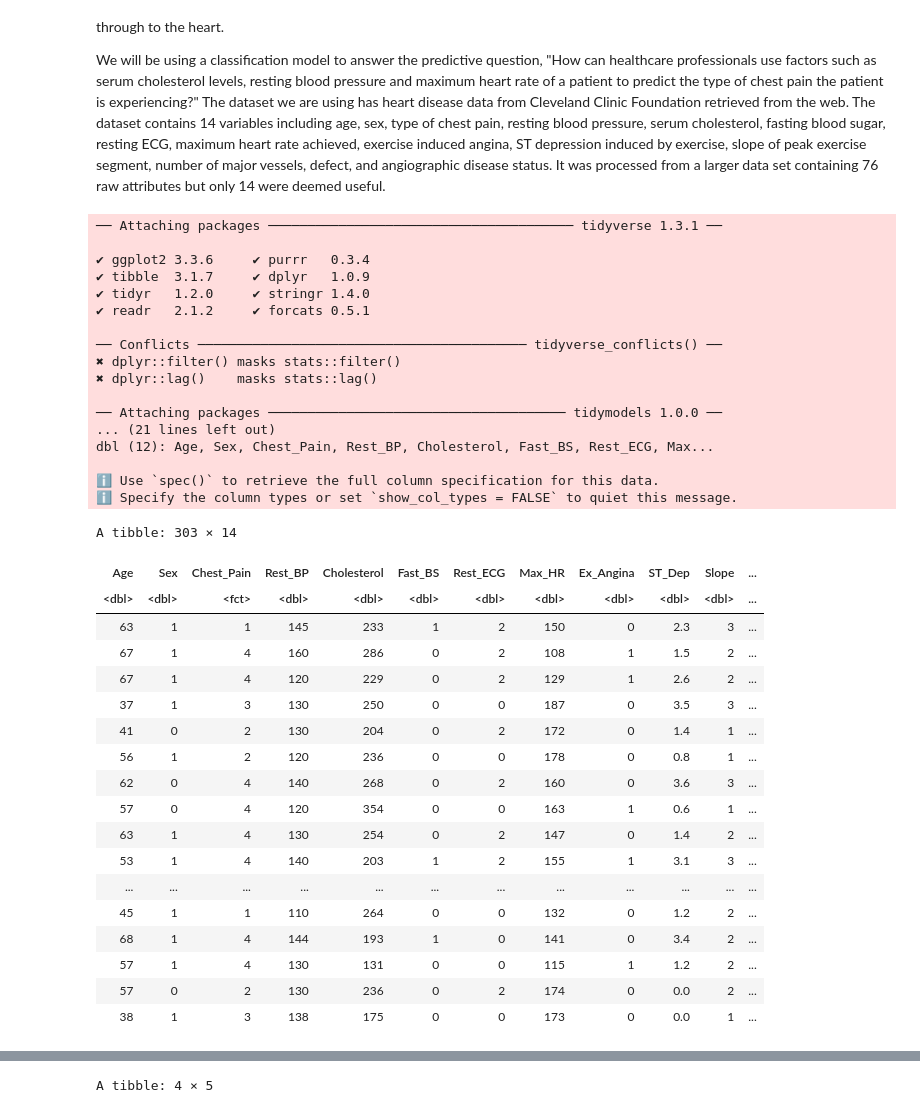
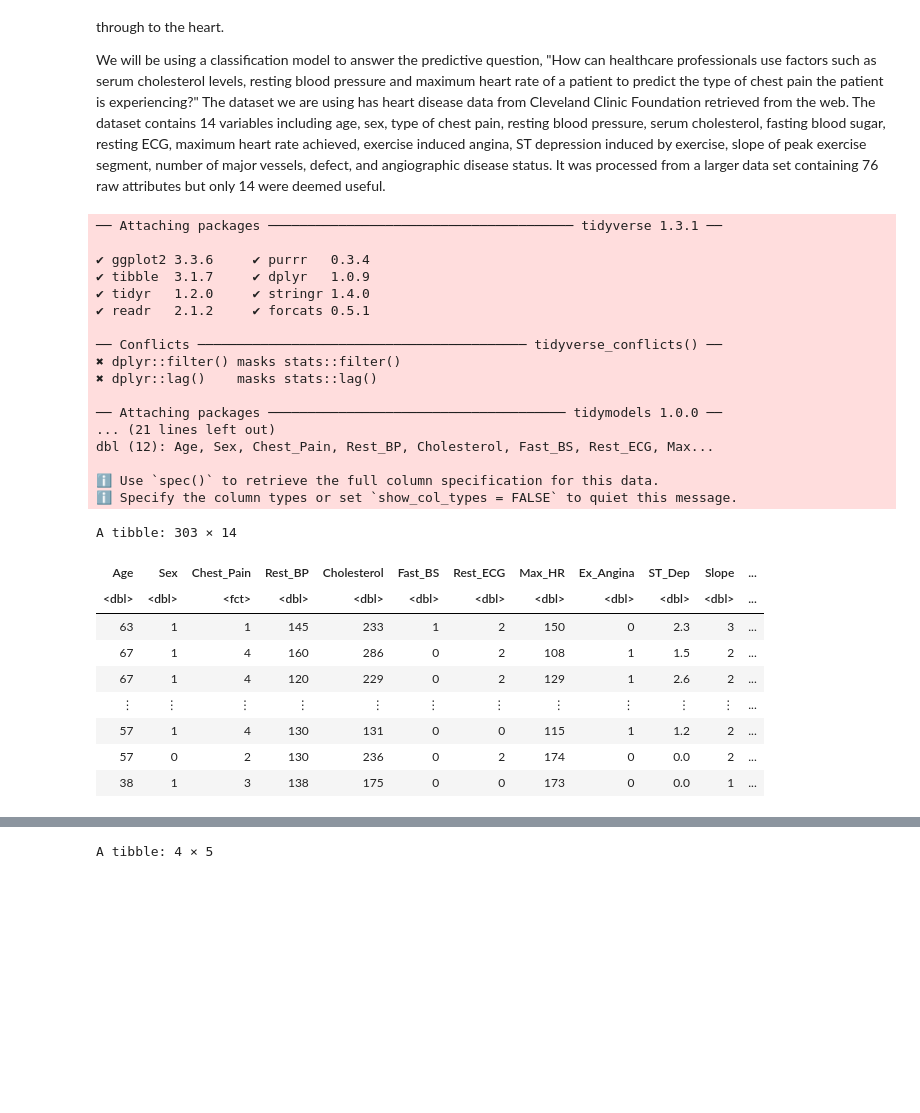
Before and after one commit to jordan28grant/datascience_007, a Jupyter notebook: data/proposal.ipynb, the cells around one changed output, grey strips where cells are left out. Cells and saved outputs as stored; diff of their text form; code cells hidden in the pictures; blank space fills up the shorter version.

```diff
--- a/data/proposal.ipynb
+++ b/data/proposal.ipynb
@@ -9,48 +9,40 @@
 library(tidyverse)
 library(readr)
 library(tidymodels)
+options(repr.matrix.max.rows = 6)
 set.seed(1)
 url <- "https://archive.ics.uci.edu/ml/machine-learning-databases/heart-disease/processed.cleveland.data"
 cleveland_data <- read_csv(url, col_names = c("Age", "Sex", "Chest_Pain", "Rest_BP",
                                              "Cholesterol", "Fast_BS", "Rest_ECG",
                                              "Max_HR", "Ex_Angina", "ST_Dep", "Slope",
                                              "Vessels", "Thal", "Disease_Presence")) |>
 mutate(Chest_Pain = as_factor(Chest_Pain))
 cleveland_data
 # %% [output]
 ── Attaching packages ─────────────────────────────────────── tidyverse 1.3.1 ──
 
 ✔ ggplot2 3.3.6     ✔ purrr   0.3.4
 ✔ tibble  3.1.7     ✔ dplyr   1.0.9
 ✔ tidyr   1.2.0     ✔ stringr 1.4.0
 ✔ readr   2.1.2     ✔ forcats 0.5.1
 
 ── Conflicts ────────────────────────────────────────── tidyverse_conflicts() ──
 ✖ dplyr::filter() masks stats::filter()
 ✖ dplyr::lag()    masks stats::lag()
 
 ── Attaching packages ────────────────────────────────────── tidymodels 1.0.0 ──
 ... (21 lines left out)
 dbl (12): Age, Sex, Chest_Pain, Rest_BP, Cholesterol, Fast_BS, Rest_ECG, Max...
 
 ℹ Use `spec()` to retrieve the full column specification for this data.
 ℹ Specify the column types or set `show_col_types = FALSE` to quiet this message.
 A tibble: 303 × 14
 | Age | Sex | Chest_Pain | Rest_BP | Cholesterol | Fast_BS | Rest_ECG | Max_HR | Ex_Angina | ST_Dep | Slope | ... |
 | <dbl> | <dbl> | <fct> | <dbl> | <dbl> | <dbl> | <dbl> | <dbl> | <dbl> | <dbl> | <dbl> | ... |
 | 63 | 1 | 1 | 145 | 233 | 1 | 2 | 150 | 0 | 2.3 | 3 | ... |
 | 67 | 1 | 4 | 160 | 286 | 0 | 2 | 108 | 1 | 1.5 | 2 | ... |
 | 67 | 1 | 4 | 120 | 229 | 0 | 2 | 129 | 1 | 2.6 | 2 | ... |
-| 37 | 1 | 3 | 130 | 250 | 0 | 0 | 187 | 0 | 3.5 | 3 | ... |
-| 41 | 0 | 2 | 130 | 204 | 0 | 2 | 172 | 0 | 1.4 | 1 | ... |
-| 56 | 1 | 2 | 120 | 236 | 0 | 0 | 178 | 0 | 0.8 | 1 | ... |
-| 62 | 0 | 4 | 140 | 268 | 0 | 2 | 160 | 0 | 3.6 | 3 | ... |
-| 57 | 0 | 4 | 120 | 354 | 0 | 0 | 163 | 1 | 0.6 | 1 | ... |
-| 63 | 1 | 4 | 130 | 254 | 0 | 2 | 147 | 0 | 1.4 | 2 | ... |
-| 53 | 1 | 4 | 140 | 203 | 1 | 2 | 155 | 1 | 3.1 | 3 | ... |
-| ... | ... | ... | ... | ... | ... | ... | ... | ... | ... | ... | ... |
-| 45 | 1 | 1 | 110 | 264 | 0 | 0 | 132 | 0 | 1.2 | 2 | ... |
-| 68 | 1 | 4 | 144 | 193 | 1 | 0 | 141 | 0 | 3.4 | 2 | ... |
+| ⋮ | ⋮ | ⋮ | ⋮ | ⋮ | ⋮ | ⋮ | ⋮ | ⋮ | ⋮ | ⋮ | ... |
 | 57 | 1 | 4 | 130 | 131 | 0 | 0 | 115 | 1 | 1.2 | 2 | ... |
 | 57 | 0 | 2 | 130 | 236 | 0 | 2 | 174 | 0 | 0.0 | 2 | ... |
 | 38 | 1 | 3 | 138 | 175 | 0 | 0 | 173 | 0 | 0.0 | 1 | ... |
```
Also changed, not shown: parts of 2 cells of this notebook.
